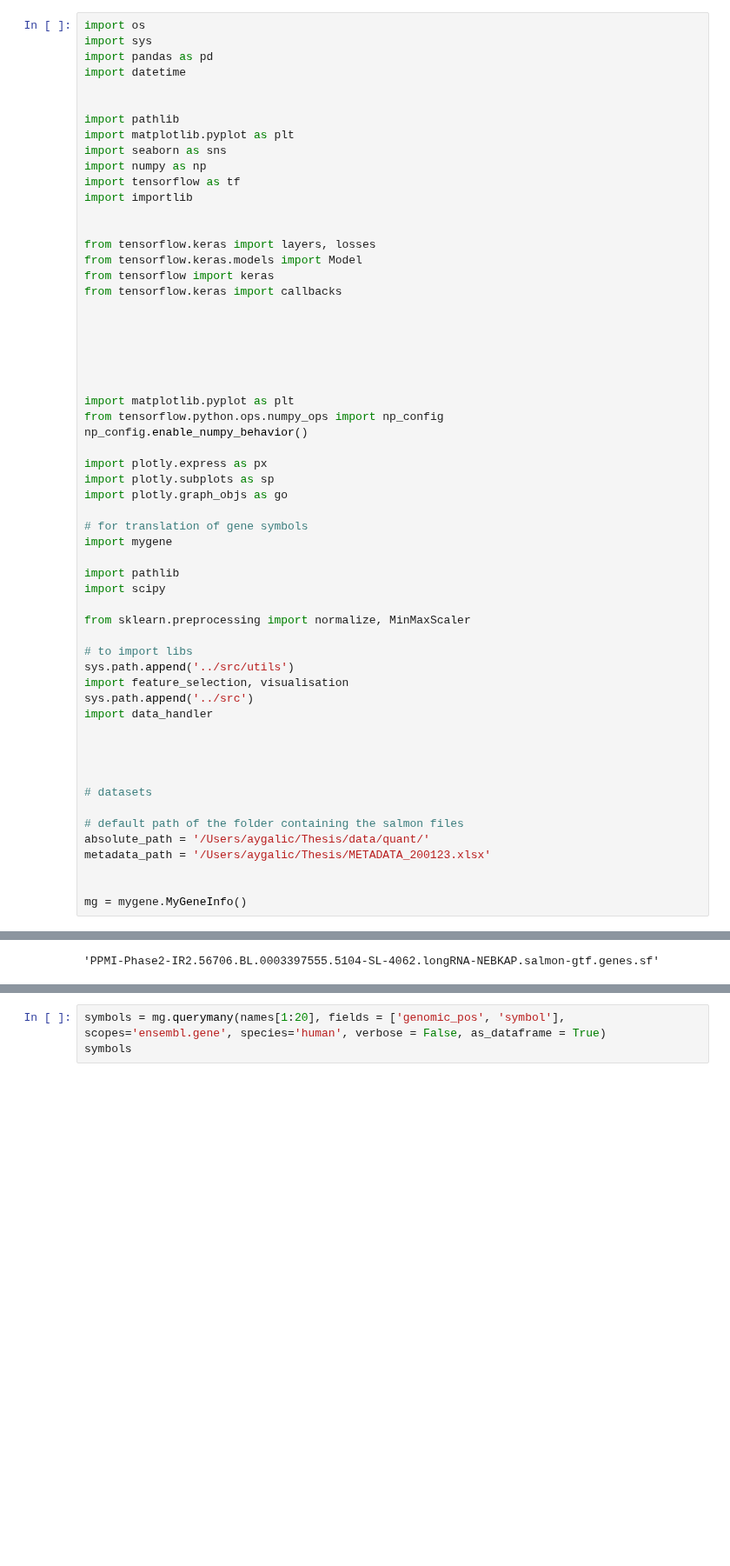
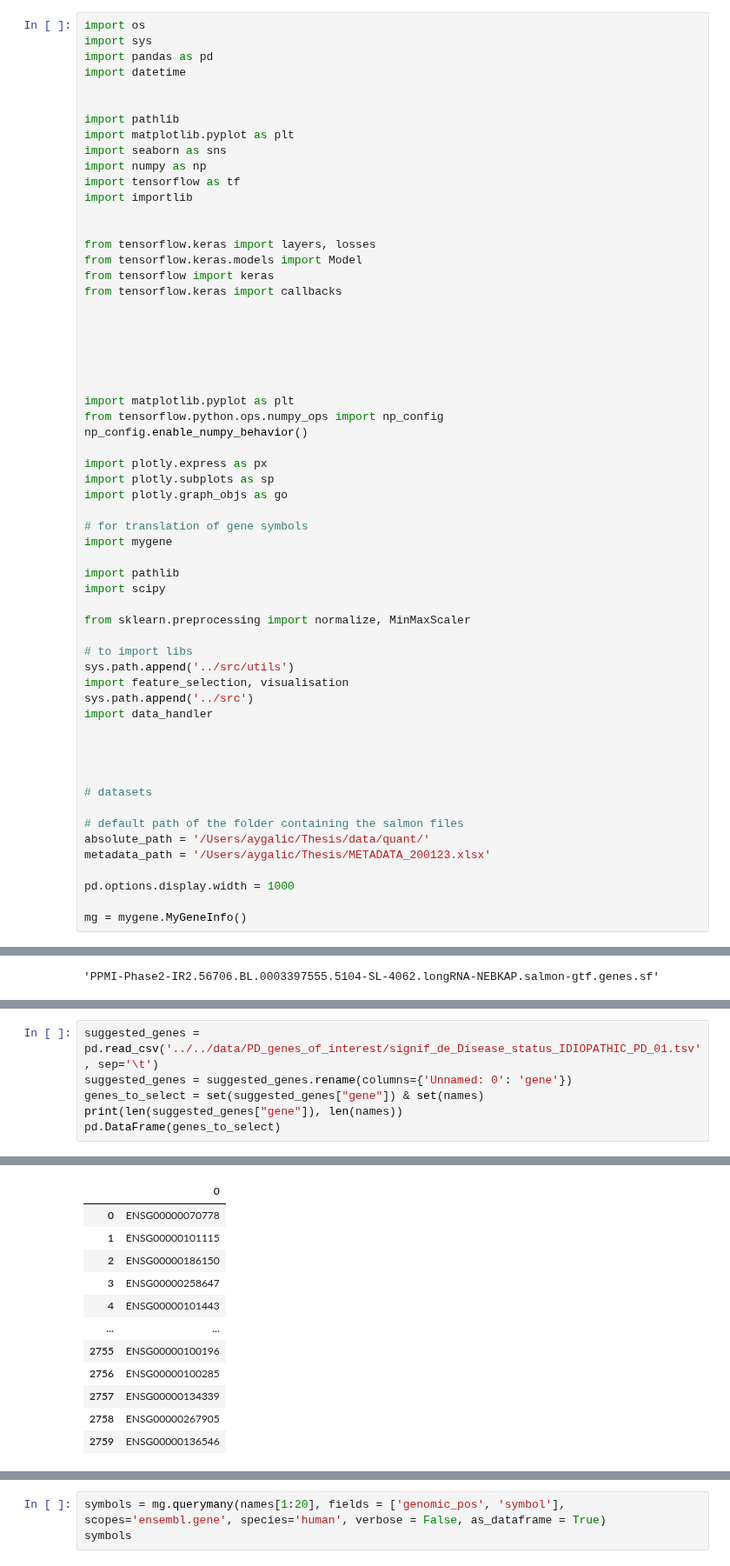
Before and after one commit to aygalic/biosequence_encoding, a Jupyter notebook: preprocess/Data_Analysis_genes.ipynb, the cells around one changed output, grey strips where cells are left out. Shown at 87% size. Cells and saved outputs as stored; diff of their text form; blank space fills up the shorter version.

Commit message:
Adding filter based on provided list of genes
+ minor tweaks to notebooks for better display

```diff
--- a/preprocess/Data_Analysis_genes.ipynb
+++ b/preprocess/Data_Analysis_genes.ipynb
@@ -64,5 +64,6 @@ import data_handler
 absolute_path = '/Users/aygalic/Thesis/data/quant/'
 metadata_path = '/Users/aygalic/Thesis/METADATA_200123.xlsx'
 
+pd.options.display.width = 1000
 
 mg = mygene.MyGeneInfo()
@@ -94,0 +89,7 @@ names = [name.split(".")[0] for name in names]
+# %%
+suggested_genes = pd.read_csv('../../data/PD_genes_of_interest/signif_de_Disease_status_IDIOPATHIC_PD_01.tsv', sep='\t')
+suggested_genes = suggested_genes.rename(columns={'Unnamed: 0': 'gene'})
+genes_to_select = set(suggested_genes["gene"]) & set(names)
+print(len(suggested_genes["gene"]), len(names))
+pd.DataFrame(genes_to_select)
+# %% [output]
@@ -94,0 +97,12 @@ names = [name.split(".")[0] for name in names]
+|  | 0 |
+| 0 | ENSG00000070778 |
+| 1 | ENSG00000101115 |
+| 2 | ENSG00000186150 |
+| 3 | ENSG00000258647 |
+| 4 | ENSG00000101443 |
+| ... | ... |
+| 2755 | ENSG00000100196 |
+| 2756 | ENSG00000100285 |
+| 2757 | ENSG00000134339 |
+| 2758 | ENSG00000267905 |
+| 2759 | ENSG00000136546 |
```
Also changed, not shown: parts of 7 cells of this notebook, 9 other files.
